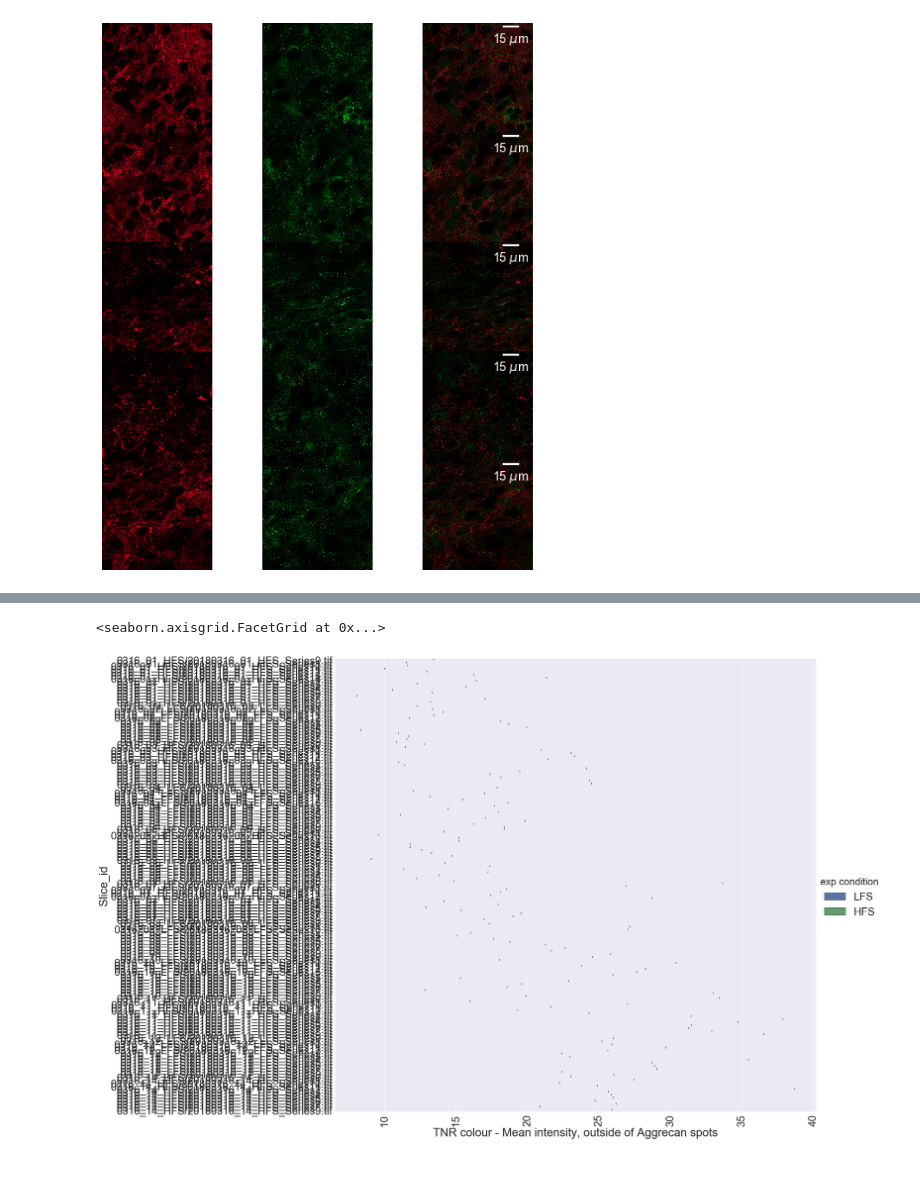
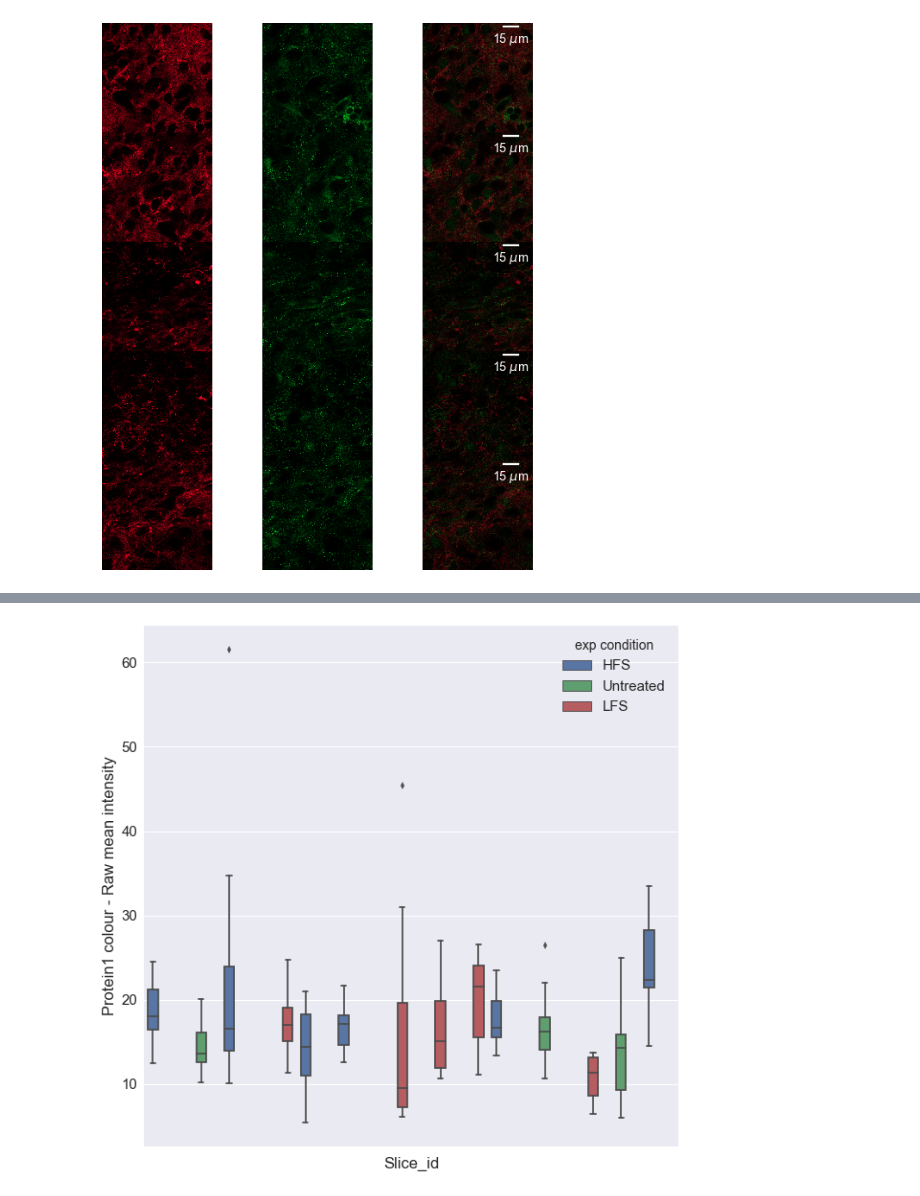
Before and after one commit to taldanko/Image_processing, a Jupyter notebook: SlicesManipulation_Analysis/SlicesManipulation_Analysis.ipynb, the cells around one changed output, grey strips where cells are left out. Drawn from its saved outputs; the diff is of its cells as text; code cells hidden in the pictures; blank space fills up the shorter version.

```diff
--- a/SlicesManipulation_Analysis/SlicesManipulation_Analysis.ipynb
+++ b/SlicesManipulation_Analysis/SlicesManipulation_Analysis.ipynb
@@ -596,0 +497,4 @@ fig11.savefig('plot11.png',bbox_inches='tight')
+# %%
+output = os.path.abspath(os.path.join(expdir, '2018_0131to0201_results.pkl'))
+
+df.to_pickle(path=output)
@@ -596,0 +503,2 @@ fig11.savefig('plot11.png',bbox_inches='tight')
+# %%
+df=pd.read_pickle(path=output)
@@ -822,10 +1000,11 @@ plt.show()
 ... (10 outputs left out)
-# %%
-sns.set(font_scale=3)
-
-g=sns.factorplot(kind='box', x='TNR colour - Mean intensity, outside of Aggrecan spots', y ='Slice_id',hue='exp condition',data=df, size=20, aspect=1.5, legend_out=True)
-#g.set(font_scale=1)
-g.set_xticklabels(rotation=90)
-# %% [output]
-<seaborn.axisgrid.FacetGrid at 0x...>
-[figure, removed]
+# %%
+sns.set(font_scale=1.5)
+
+fig12=plt.figure(figsize=(10,10))
+d=sns.boxplot(y ='Protein1 colour - Raw mean intensity', x='Slice_id',data=df,hue='exp condition')
+d.set_xticklabels('')
+plt.show()
+fig12.savefig(output+'_'+'plot_individual_slices.png',bbox_inches='tight')
+# %% [output]
+[figure, added]
```
Also changed, not shown: parts of 24 cells of this notebook.
